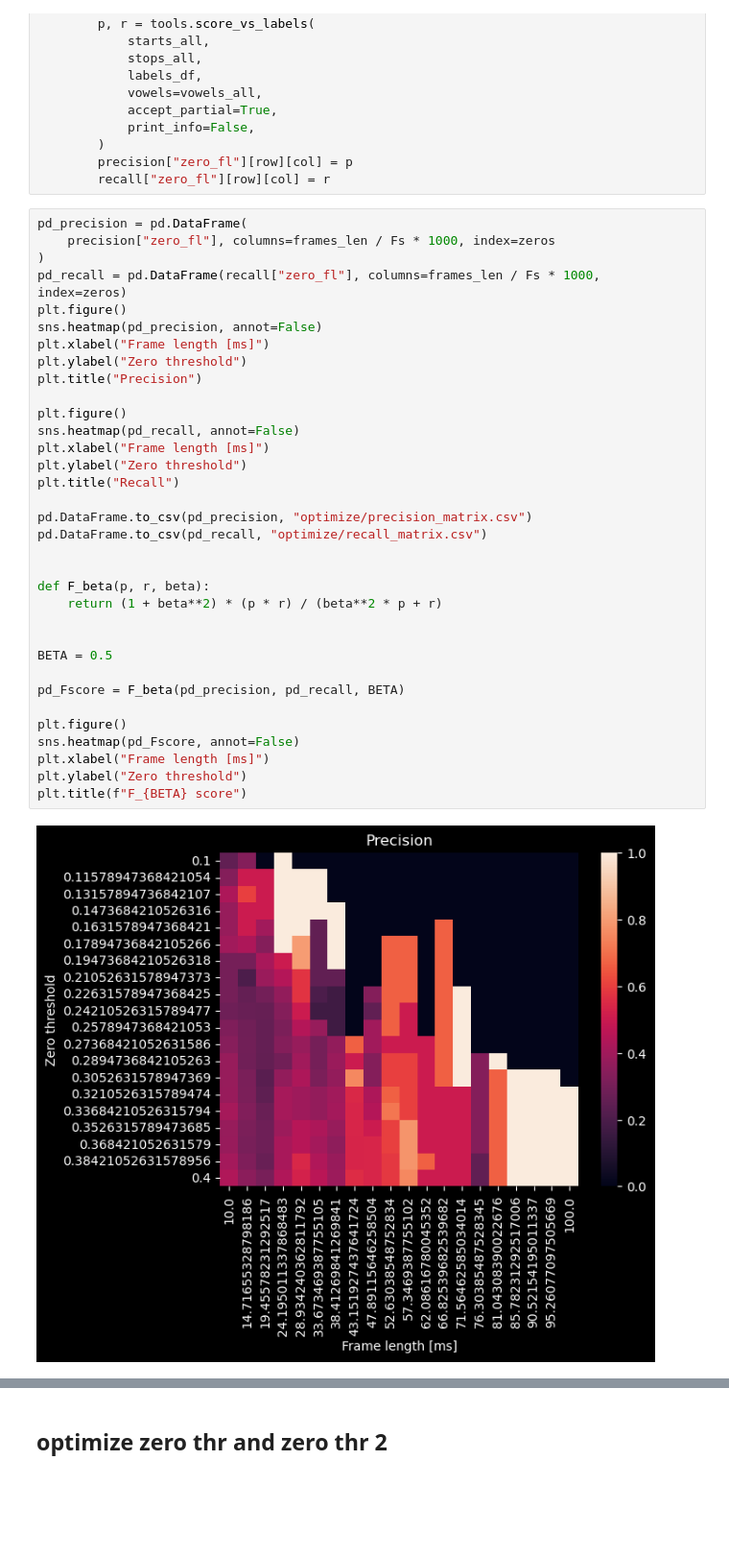
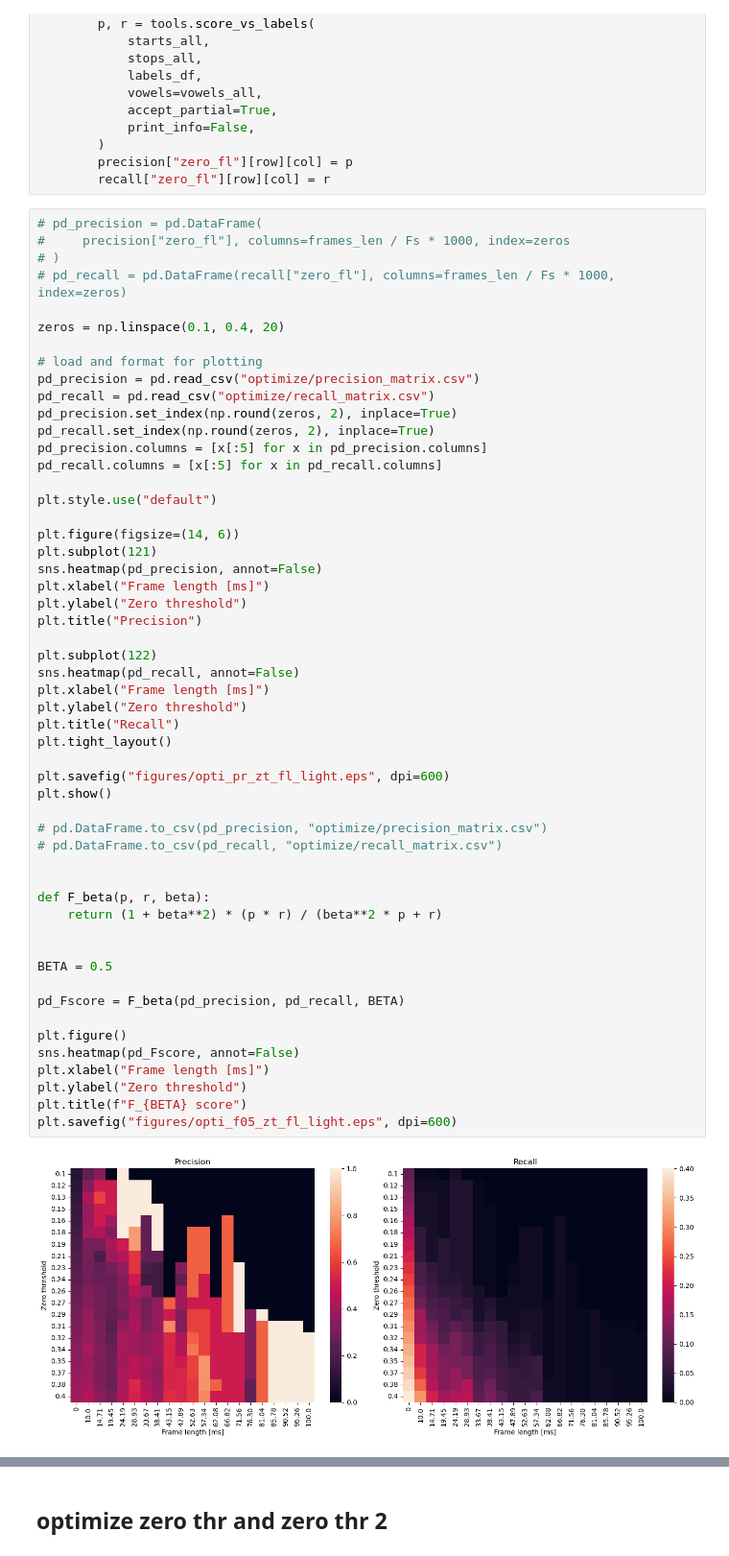
Before and after one commit to TobiasBjork/VowelProject, a Jupyter notebook: evaluation_labels.ipynb, the cells around one changed output, grey strips where cells are left out. Shown at 96% size. Drawn from its saved outputs; the diff is of its cells as text; blank space fills up the shorter version.

Commit message:
figurer

```diff
--- a/evaluation_labels.ipynb
+++ b/evaluation_labels.ipynb
@@ -508,38 +507,57 @@ for row in range(len(zeros)):
         precision["zero_fl"][row][col] = p
         recall["zero_fl"][row][col] = r
 # %%
-pd_precision = pd.DataFrame(
-    precision["zero_fl"], columns=frames_len / Fs * 1000, index=zeros
-)
-pd_recall = pd.DataFrame(recall["zero_fl"], columns=frames_len / Fs * 1000, index=zeros)
-plt.figure()
+# pd_precision = pd.DataFrame(
+#     precision["zero_fl"], columns=frames_len / Fs * 1000, index=zeros
+# )
+# pd_recall = pd.DataFrame(recall["zero_fl"], columns=frames_len / Fs * 1000, index=zeros)
+
+zeros = np.linspace(0.1, 0.4, 20)
+
+# load and format for plotting
+pd_precision = pd.read_csv("optimize/precision_matrix.csv")
+pd_recall = pd.read_csv("optimize/recall_matrix.csv")
+pd_precision.set_index(np.round(zeros, 2), inplace=True)
+pd_recall.set_index(np.round(zeros, 2), inplace=True)
+pd_precision.columns = [x[:5] for x in pd_precision.columns]
+pd_recall.columns = [x[:5] for x in pd_recall.columns]
+
+plt.style.use("default")
+
+plt.figure(figsize=(14, 6))
+plt.subplot(121)
 sns.heatmap(pd_precision, annot=False)
 plt.xlabel("Frame length [ms]")
 plt.ylabel("Zero threshold")
 plt.title("Precision")
 
-plt.figure()
+plt.subplot(122)
 sns.heatmap(pd_recall, annot=False)
 plt.xlabel("Frame length [ms]")
 plt.ylabel("Zero threshold")
 plt.title("Recall")
+plt.tight_layout()
 
-pd.DataFrame.to_csv(pd_precision, "optimize/precision_matrix.csv")
-pd.DataFrame.to_csv(pd_recall, "optimize/recall_matrix.csv")
+plt.savefig("figures/opti_pr_zt_fl_light.eps", dpi=600)
+plt.show()
+
+# pd.DataFrame.to_csv(pd_precision, "optimize/precision_matrix.csv")
+# pd.DataFrame.to_csv(pd_recall, "optimize/recall_matrix.csv")
 
 
 def F_beta(p, r, beta):
     return (1 + beta**2) * (p * r) / (beta**2 * p + r)
 
 
 BETA = 0.5
 
 pd_Fscore = F_beta(pd_precision, pd_recall, BETA)
 
 plt.figure()
 sns.heatmap(pd_Fscore, annot=False)
 plt.xlabel("Frame length [ms]")
 plt.ylabel("Zero threshold")
 plt.title(f"F_{BETA} score")
+plt.savefig("figures/opti_f05_zt_fl_light.eps", dpi=600)
 # %% [output]
-[figure, old version]
+[figure, new version]
```
Also changed, not shown: parts of 7 cells of this notebook, 6 other files.
